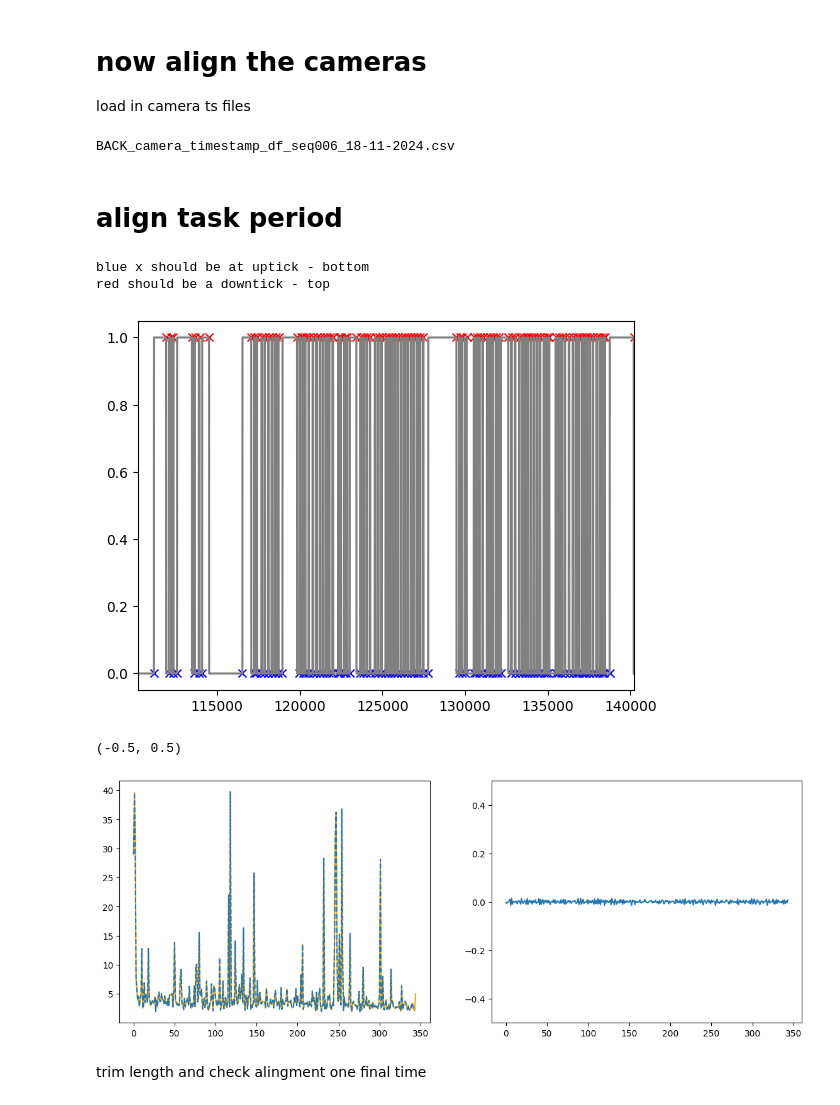
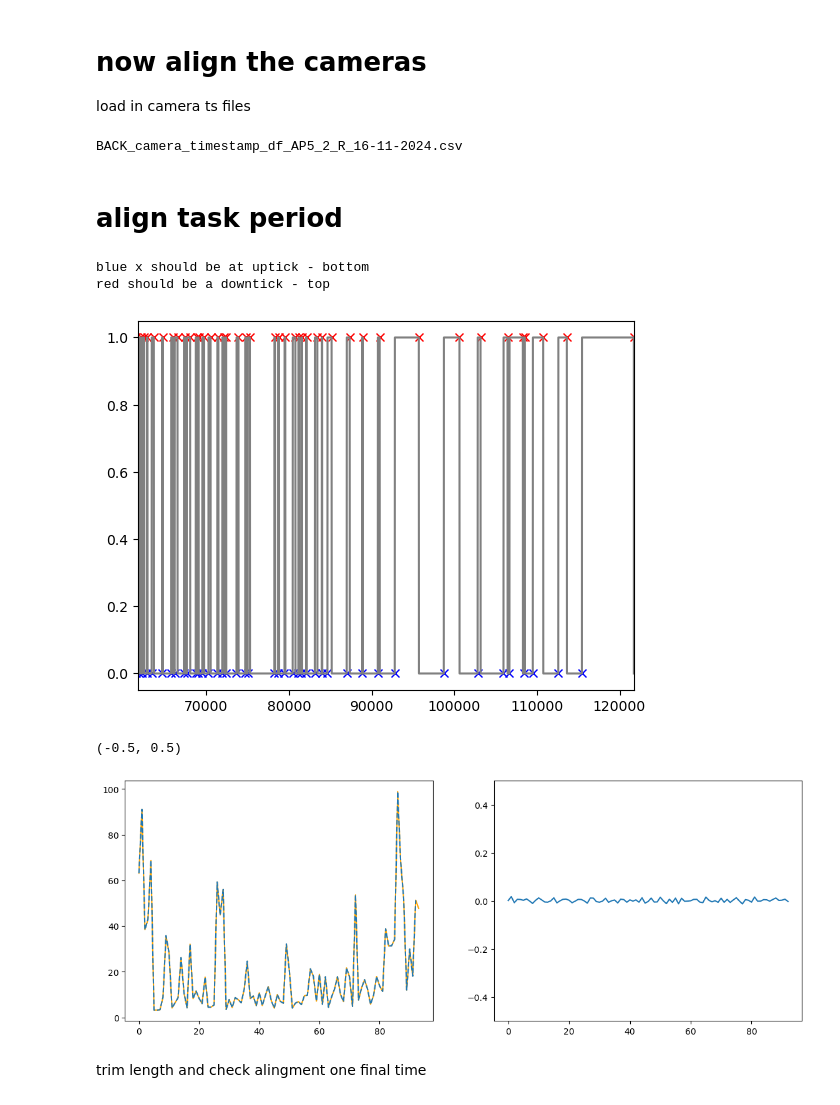
Before and after one commit to SainsburyWellcomeCentre/sequences_neuropixel_preprocess, a Jupyter notebook: 6_align_data.ipynb, the cells around one changed output. Saved outputs shown, nothing was run; the diff lists cells and outputs as text; code cells hidden in the pictures.

```diff
--- a/6_align_data.ipynb
+++ b/6_align_data.ipynb
@@ -603,7 +623,7 @@ for i in range(len(base_recording_paths)):
 
 for index in range(len(base_recording_paths)):
     print(index)
-    index = 21
+    index = 16
 
     # set important paths
     raw_data_directory = base_recording_paths[index]
@@ -1043,38 +1076,38 @@ for csv_file in csv_files:
         cam_ts = pd.read_csv(cam_path + csv_file)
         break
 # %% [output]
-BACK_camera_timestamp_df_seq006_18-11-2024.csv
+BACK_camera_timestamp_df_AP5_2_R_16-11-2024.csv
 # %% [markdown]
 # align task period
 # %%
 behav_cam_ts = cam_ts[cam_ts.epoch == 'task']
 
 # find camera triggers:
 
 Camera_trig_states = behav_cam_ts['Trigger State'].values
 
 where_ttl_changes = list(np.where(np.roll(Camera_trig_states,1)!=Camera_trig_states)[0])
 if where_ttl_changes[0] == 0:
     where_ttl_changes = where_ttl_changes[1::]
 
 ## check this is correct:
 plt.plot(np.array(where_ttl_changes[1::2]),np.ones(len(np.array(where_ttl_changes[1::2]))),'x', color = 'red')
 plt.plot(np.array(where_ttl_changes[0::2]),np.zeros(len(np.array(where_ttl_changes[0::2]))),'x',color = 'blue')
 plt.plot(behav_cam_ts['Trigger State'].values, color = 'grey')
-plt.xlim([max(where_ttl_changes)-30000, max(where_ttl_changes)])
+plt.xlim([max(where_ttl_changes)-60000, max(where_ttl_changes)])
 
 print('blue x should be at uptick - bottom')
 print('red should be a downtick - top')
 
 # turn these into time stamp values
 Poke1_camera_ts = behav_cam_ts['Time Stamps'].values[np.array(where_ttl_changes[1::2])]
 Trial_start_camera_ts= behav_cam_ts['Time Stamps'].values[np.array(where_ttl_changes[0::2])]
 # %% [output]
 blue x should be at uptick - bottom
 red should be a downtick - top
-[figure, old version]
+[figure, new version]
 # %%
-manual_offset = 3
+manual_offset = 4
 Trial_start_camera_ts_reset = Trial_start_camera_ts[manual_offset::]
 
 fig, [ax,ax1] = plt.subplots(1, 2, figsize=(14, 5))
@@ -1090,7 +1123,7 @@ ax1.plot(np.diff(a) - np.diff(b))
 ax1.set_ylim([-0.5, 0.5])
 # %% [output]
 (-0.5, 0.5)
-[figure, old version]
+[figure, new version]
 # %% [markdown]
 trim length and check alingment one final time
 # %%
```
Also changed, not shown: parts of 18 cells of this notebook.
